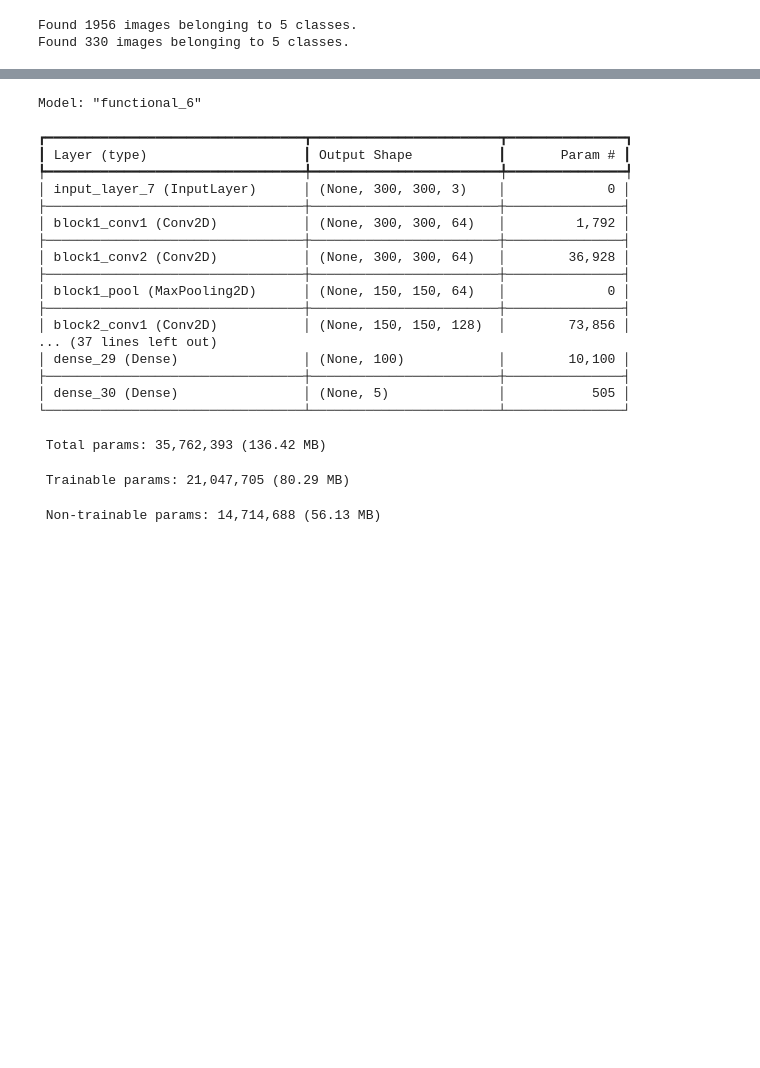
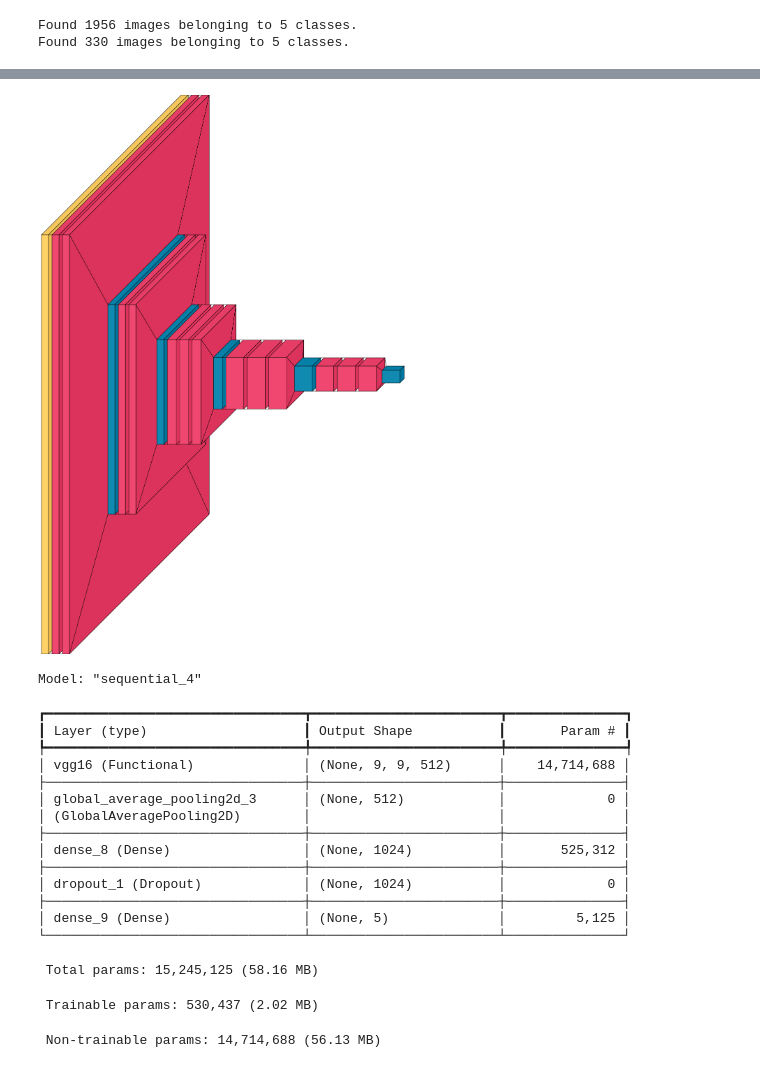
Before and after one commit to bigfrog10/deep_learning_project, a Jupyter notebook: src/task6/4-facemasks/vgg16_model.ipynb, the cells around one changed output, grey strips where cells are left out. Cells and saved outputs as stored; diff of their text form; code cells hidden in the pictures; blank space fills up the shorter version.

```diff
--- a/src/task6/4-facemasks/vgg16_model.ipynb
+++ b/src/task6/4-facemasks/vgg16_model.ipynb
@@ -55,47 +96,50 @@ Found 330 images belonging to 5 classes.
+# %%
+import visualkeras
+
+visualkeras.layered_view(vgg_model)
+# %% [output]
+[figure, added]
 # %%
-vgg_model = tf.keras.applications.VGG16(input_shape=(300, 300, 3), include_top=False, weights='imagenet')
+# flatten = Flatten()(vgg_model.output)
+# dense_1 = Dense(units=500, activation='relu')(flatten)
+# dense_2 = Dense(units=400, activation='relu')(dense_1)
+# dense_3 = Dense(units=300, activation='relu')(dense_2)
+# dense_4 = Dense(units=100, activation='relu')(dense_3)
+# dense_output = Dense(units=5, activation='softmax')(dense_4)
+#
+# model = models.Model(inputs=vgg_model.input, outputs=dense_output)
+# model.summary()
 
-vgg_model.trainable = True
+model = models.Sequential()
+model.add(tf.keras.layers.InputLayer((300, 300, 3)))
+model.add(vgg_model)
+# model.add(Flatten())
+# model.add(Dense(256, activation='relu'))
+# model.add(tf.keras.layers.Dropout(0.5))
+model.add(tf.keras.layers.GlobalAveragePooling2D())
+model.add(Dense(1024, activation='relu'))
+model.add(tf.keras.layers.Dropout(0.2))
+model.add(Dense(5, activation='softmax'))
+model.summary()
 
-fine_tune_at = 100
-for layer in vgg_model.layers[:fine_tune_at]:
-    layer.trainable =  False
-
-# model = models.Sequential([# Lambda(lambda x: x, input_shape=(300, 300, 3)),
-#     tf.keras.layers.InputLayer((300, 300, 3)),
-#     vgg_model,
-#     GlobalAveragePooling2D(),
-#     Flatten(),
-#     Dense(5, activation='softmax')])
-
-flatten = Flatten()(vgg_model.output)
-dense_1 = Dense(units=500, activation='relu')(flatten)
-dense_2 = Dense(units=500, activation='relu')(dense_1)
-dense_3 = Dense(units=100, activation='relu')(dense_2)
-dense_4 = Dense(units=100, activation='relu')(dense_3)
-dense_output = Dense(units=5, activation='softmax')(dense_4)
-
-model = models.Model(inputs=vgg_model.input, outputs=dense_output)
-model.summary()
+for layer in vgg_model.layers[:15]:
+    layer.trainable = False
 # %% [output]
-Model: "functional_6"
+Model: "sequential_4"
 ┏━━━━━━━━━━━━━━━━━━━━━━━━━━━━━━━━━┳━━━━━━━━━━━━━━━━━━━━━━━━┳━━━━━━━━━━━━━━━┓
 ┃ Layer (type)                    ┃ Output Shape           ┃       Param # ┃
 ┡━━━━━━━━━━━━━━━━━━━━━━━━━━━━━━━━━╇━━━━━━━━━━━━━━━━━━━━━━━━╇━━━━━━━━━━━━━━━┩
-│ input_layer_7 (InputLayer)      │ (None, 300, 300, 3)    │             0 │
+│ vgg16 (Functional)              │ (None, 9, 9, 512)      │    14,714,688 │
 ├─────────────────────────────────┼────────────────────────┼───────────────┤
-│ block1_conv1 (Conv2D)           │ (None, 300, 300, 64)   │         1,792 │
+│ global_average_pooling2d_3      │ (None, 512)            │             0 │
+│ (GlobalAveragePooling2D)        │                        │               │
 ├─────────────────────────────────┼────────────────────────┼───────────────┤
-│ block1_conv2 (Conv2D)           │ (None, 300, 300, 64)   │        36,928 │
+│ dense_8 (Dense)                 │ (None, 1024)           │       525,312 │
 ├─────────────────────────────────┼────────────────────────┼───────────────┤
-│ block1_pool (MaxPooling2D)      │ (None, 150, 150, 64)   │             0 │
+│ dropout_1 (Dropout)             │ (None, 1024)           │             0 │
 ├─────────────────────────────────┼────────────────────────┼───────────────┤
-│ block2_conv1 (Conv2D)           │ (None, 150, 150, 128)  │        73,856 │
-... (37 lines left out)
-│ dense_29 (Dense)                │ (None, 100)            │        10,100 │
-├─────────────────────────────────┼────────────────────────┼───────────────┤
-│ dense_30 (Dense)                │ (None, 5)              │           505 │
+│ dense_9 (Dense)                 │ (None, 5)              │         5,125 │
 └─────────────────────────────────┴────────────────────────┴───────────────┘
- Total params: 35,762,393 (136.42 MB)
+ Total params: 15,245,125 (58.16 MB)
- Trainable params: 21,047,705 (80.29 MB)
+ Trainable params: 530,437 (2.02 MB)
  Non-trainable params: 14,714,688 (56.13 MB)
```
Also changed, not shown: parts of 12 cells of this notebook.
